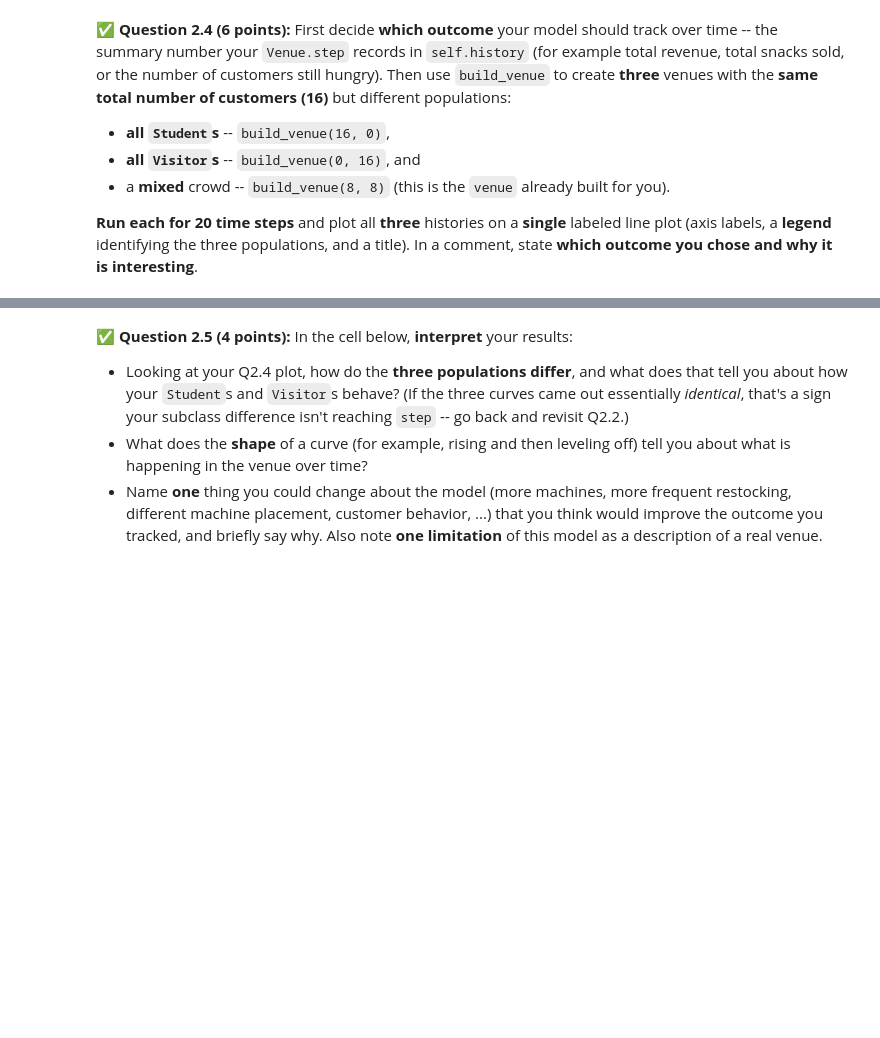
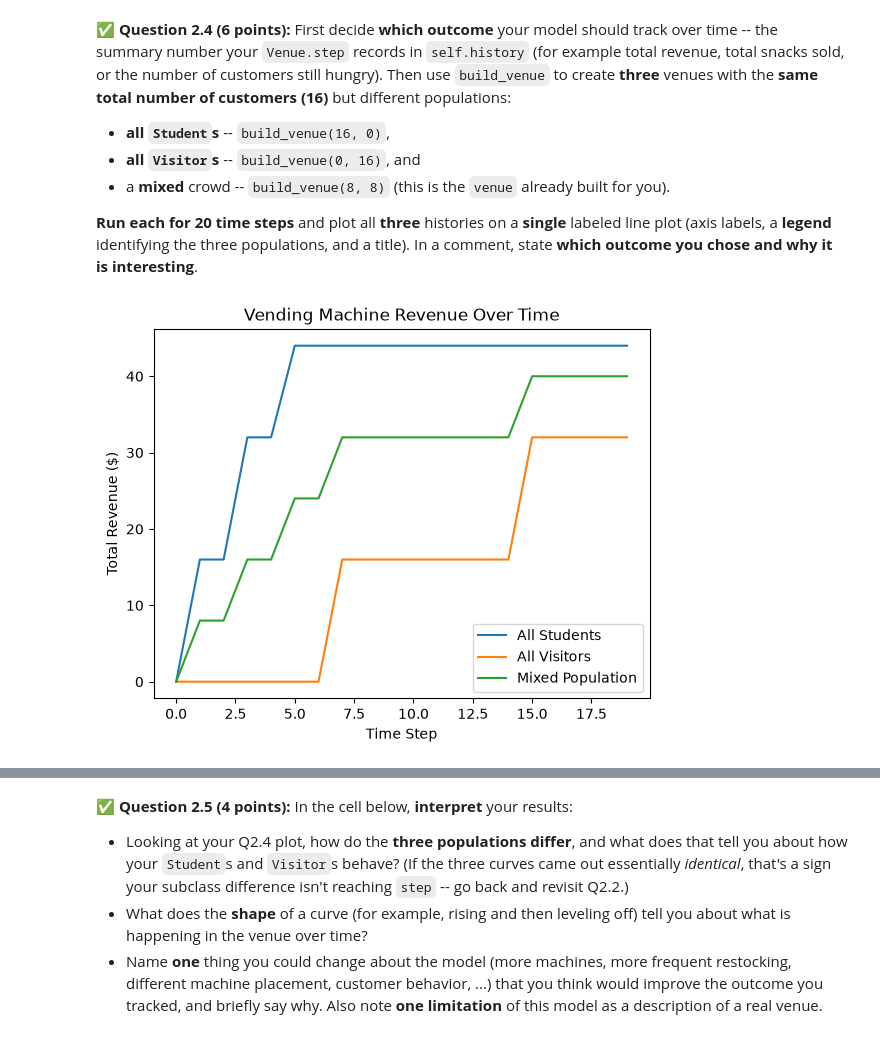
Before and after one commit to Dhruti0207-B/CMSE202-f26-turnin, a Jupyter notebook: hw-02/HW02-ABMandGraphTheory-STUDENT.ipynb, the cells around one changed output, grey strips where cells are left out. Cells and saved outputs as stored; diff of their text form; code cells hidden in the pictures; blank space fills up the shorter version.

```diff
--- a/hw-02/HW02-ABMandGraphTheory-STUDENT.ipynb
+++ b/hw-02/HW02-ABMandGraphTheory-STUDENT.ipynb
@@ -153,15 +159,22 @@ echoes the comment already in the starter cell; the goal here is simply to pract
 # Complete the Customer class.
 class Customer:
     def __init__(self, cash, position, hunger_rate=1.0, hunger_threshold=3):
-        # store the attributes described above, and set self.hunger = 0
+        """initialize a customer with their attribute"""
+        self.cash = cash
+        self.position = position
+        self.hunger_rate = hunger_rate
+        self.hunger_threshold = hunger_threshold
+        self.hunger = 0
         pass
 
     def get_hungrier(self):
-        # increase self.hunger by self.hunger_rate
+        """increase the customer's hunger"""
+        self.hunger += self.hunger_rate
         pass
 
     def wants_to_buy(self):
-        # return True if hungry enough AND has at least $1, else False
+        """Return True if the customer is hungry enough and can afford a snack."""
+        return self.hunger >= self.hunger_threshold and self.cash >= 1
         pass
 # %% [markdown]
 <!-- END QUESTION -->
@@ -208,0 +213,13 @@ class Visitor(Customer):
+# %%
+# Define the Student and Visitor subclasses.
+class Student(Customer):
+    def __init__(self, position):
+        """Initialize an impulsive student customer."""
+        super().__init__(cash=3, position=position,
+                         hunger_rate=1.5, hunger_threshold=2)
+
+class Visitor(Customer):
+    def __init__(self, position):
+        """Initialize a patient visitor customer."""
+        super().__init__(cash=8, position=position,
+                         hunger_rate=0.5, hunger_threshold=4)
@@ -336,9 +384,28 @@ labels, a **legend** identifying the three populations, and a title). In a comme
 you chose and why it is interesting**.
 # %%
 # Put your code here.
+import matplotlib.pyplot as plt
 # 1) Build three venues with build_venue: all students, all visitors, and a mixed crowd.
+student_venue = build_venue(16, 0)
+visitor_venue = build_venue(0, 16)
+mixed_venue = build_venue(8, 8)
 # 2) Run each for 20 steps and plot all three histories on ONE labeled plot (with a legend).
+student_history = student_venue.run(20)
+visitor_history = visitor_venue.run(20)
+mixed_history = mixed_venue.run(20)
 # In a comment, say which outcome you are tracking and why.
+
+# Tracking total revenue because we want to comapre how much money different customer populations spend
+plt.plot(student_history, label='All Students')
+plt.plot(visitor_history, label='All Visitors')
+plt.plot(mixed_history, label='Mixed Population')
+plt.xlabel('Time Step')
+plt.ylabel('Total Revenue ($)')
+plt.title('Vending Machine Revenue Over Time')
+plt.legend()
+plt.show()
+# %% [output]
+[figure, added]
 # %% [markdown]
 <!-- END QUESTION -->
 <!-- DO NOT MODIFY OR DELETE THIS CELL -->
```
Also changed, not shown: parts of 14 cells of this notebook.
